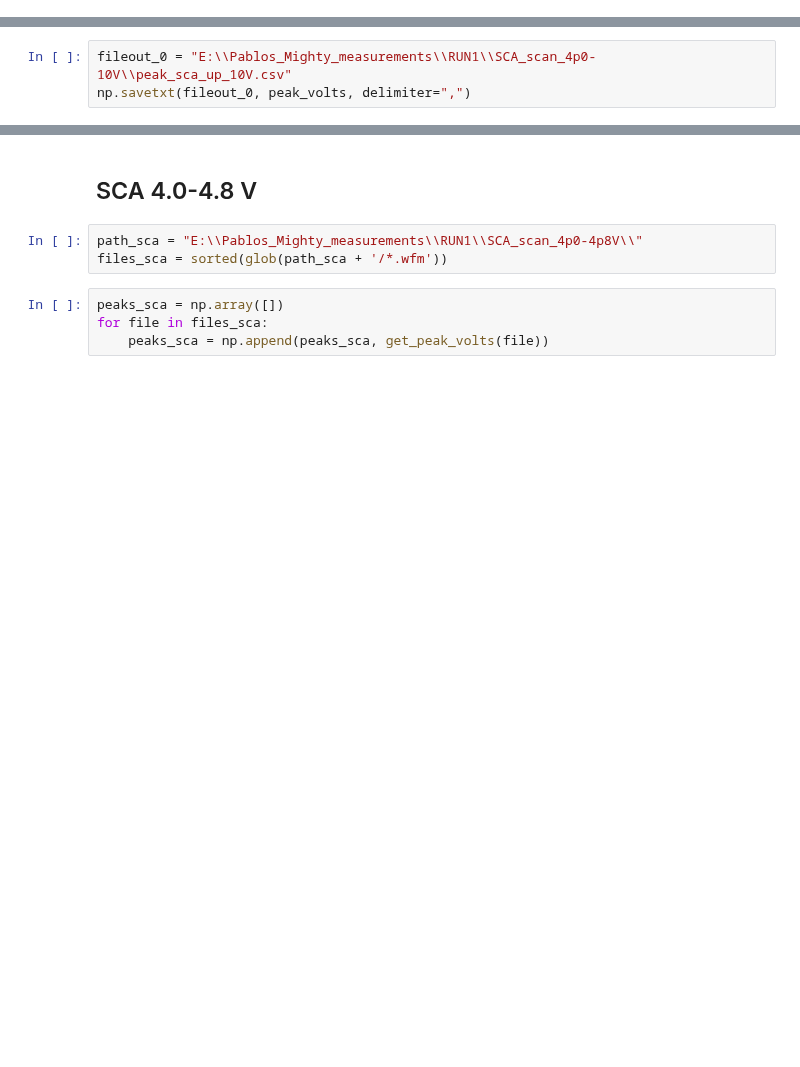
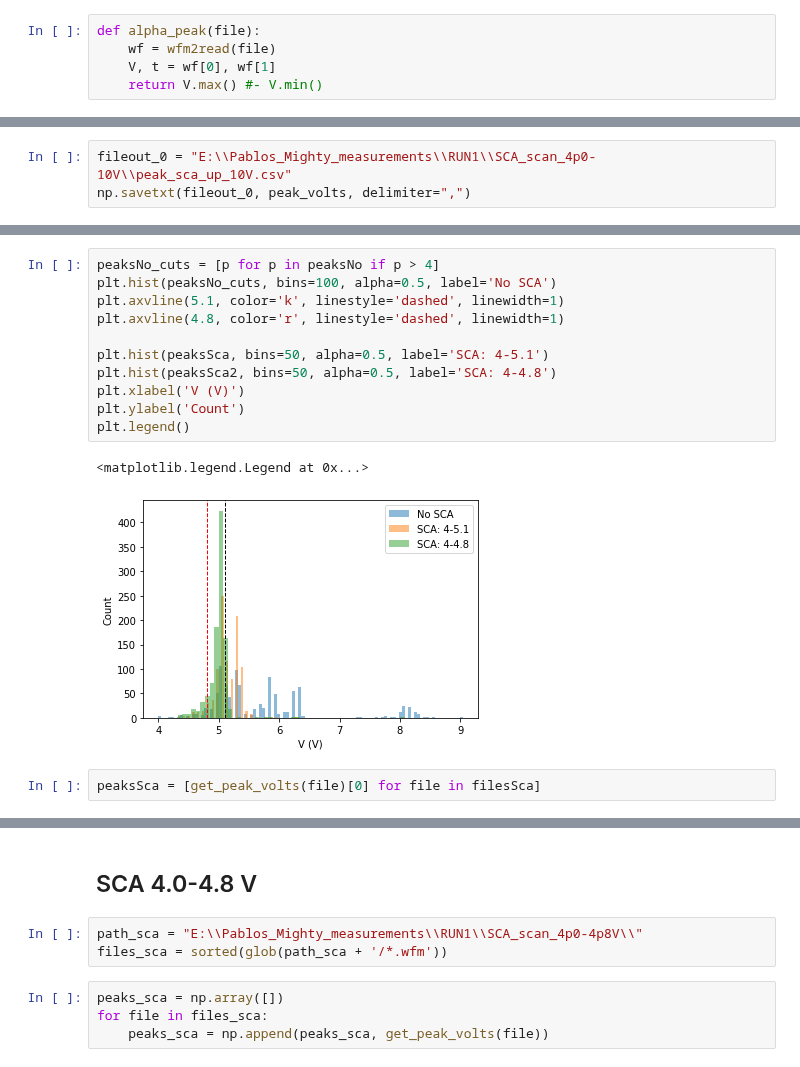
Before and after one commit to proscrite/RaTag, a Jupyter notebook: notebooks/waveform2spectrum_PC.ipynb, the cells around one changed output, grey strips where cells are left out. Saved outputs shown, nothing was run; the diff lists cells and outputs as text; blank space fills up the shorter version.

```diff
--- a/notebooks/waveform2spectrum_PC.ipynb
+++ b/notebooks/waveform2spectrum_PC.ipynb
@@ -7,6 +7,11 @@ from RaTag.scripts.wfm2read_fast import wfm2read
 from RaTag.scripts.wfm2spectra import get_peak_volts, histogram_voltages
 # %% [markdown]
 # Reconstruct spectrum from raw waveforms (.csv)
+# %%
+def alpha_peak(file):
+    wf = wfm2read(file)
+    V, t = wf[0], wf[1]
+    return V.max() #- V.min()
 # %%
 def waveforms2channels(files):
     vmax = []
@@ -233,0 +278,16 @@ plt.gca().set(xlim=(4, 6.5), xlabel='Voltage (V)', ylabel='Counts', title='Peak
+# %%
+peaksNo_cuts = [p for p in peaksNo if p > 4]
+plt.hist(peaksNo_cuts, bins=100, alpha=0.5, label='No SCA')
+plt.axvline(5.1, color='k', linestyle='dashed', linewidth=1)
+plt.axvline(4.8, color='r', linestyle='dashed', linewidth=1)
+
+plt.hist(peaksSca, bins=50, alpha=0.5, label='SCA: 4-5.1')
+plt.hist(peaksSca2, bins=50, alpha=0.5, label='SCA: 4-4.8')
+plt.xlabel('V (V)')
+plt.ylabel('Count')
+plt.legend()
+# %% [output]
+<matplotlib.legend.Legend at 0x...>
+[figure, added]
+# %%
+peaksSca = [get_peak_volts(file)[0] for file in filesSca]
```
Also changed, not shown: parts of 22 cells of this notebook, 5 other files.
